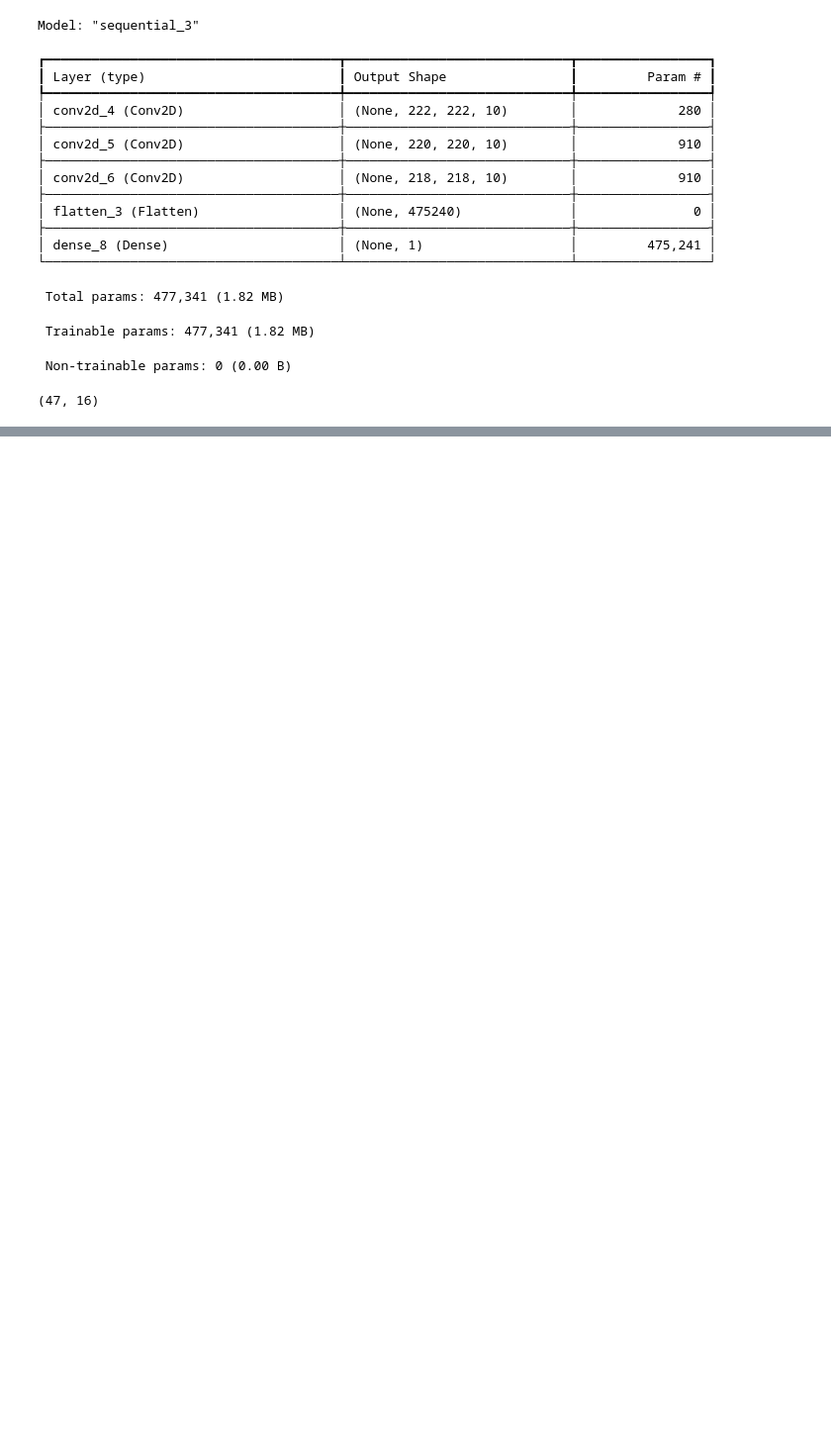
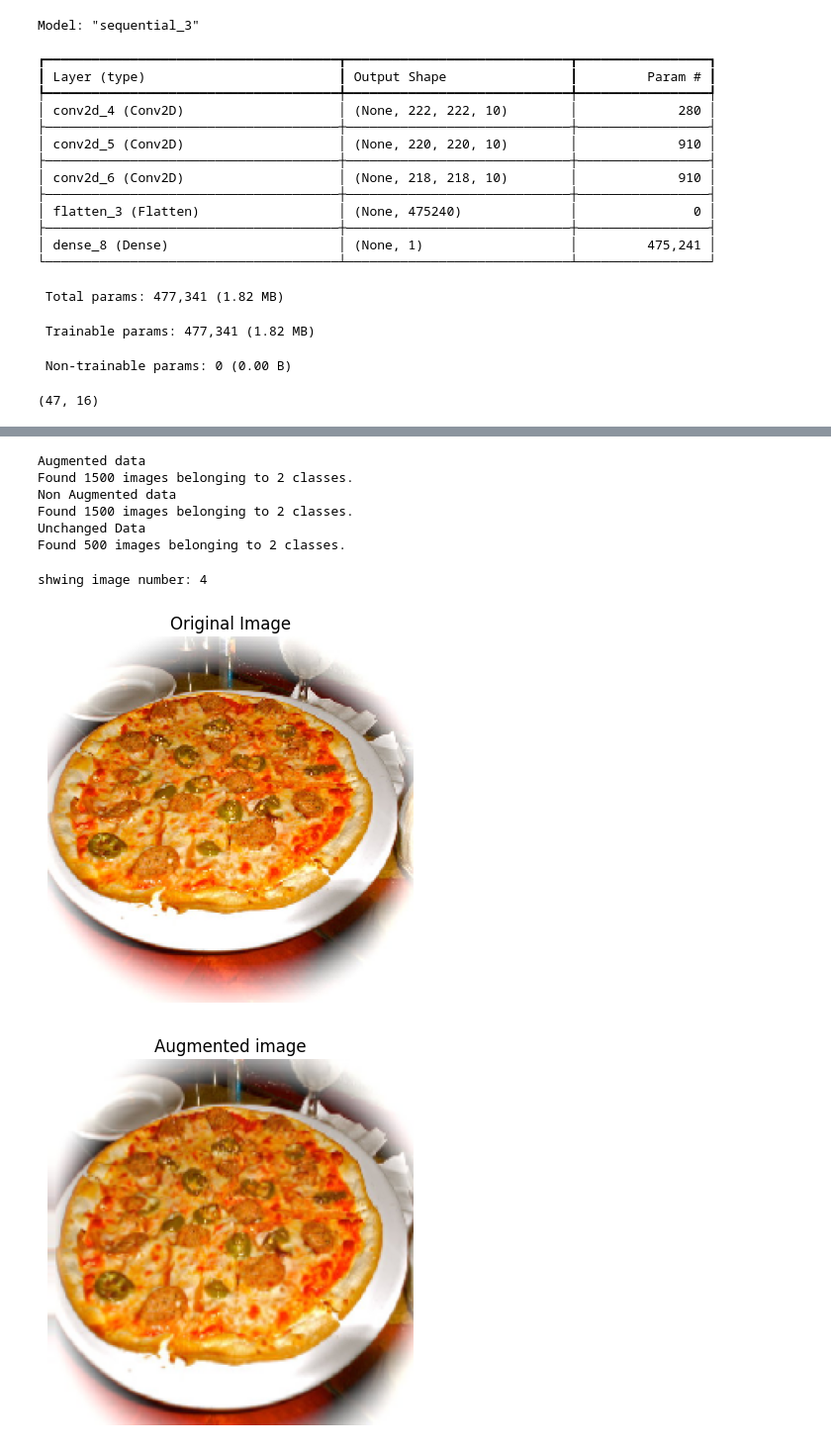
Before and after one commit to sachinthadilshann/TensorFlow_for_Deep_Learning_Bootcamp_Udemy, a Jupyter notebook: 03_convolutional_neural_networks_in_tensorflow.ipynb, the cells around one changed output, grey strips where cells are left out. Shown at 99% size. Drawn from its saved outputs; the diff is of its cells as text; code cells hidden in the pictures; blank space fills up the shorter version.

```diff
--- a/03_convolutional_neural_networks_in_tensorflow.ipynb
+++ b/03_convolutional_neural_networks_in_tensorflow.ipynb
@@ -582,3 +563,55 @@ train_datagen_augmented = ImageDataGenerator(rescale=1/255.,
 train_datagen = ImageDataGenerator(rescale=1/255.)
 
 test_datagen = ImageDataGenerator(rescale=1/255.)
+# %%
+print("Augmented data")
+
+train_data_augmented = train_datagen_augmented.flow_from_directory(train_dir,
+                                                                   target_size=(224,224),
+                                                                   class_mode = "binary",
+                                                                   batch_size = 32,
+                                                                   shuffle = False)
+
+print("Non Augmented data")
+
+IMG_SIZE =(224,224)
+train_data = train_datagen.flow_from_directory(train_dir,
+                                               target_size=IMG_SIZE,
+                                               batch_size=32,
+                                               class_mode ='binary',
+                                               shuffle = False)
+
+
+print("Unchanged Data")
+
+test_data = test_datagen.flow_from_directory(test_dir,
+                                             target_size=IMG_SIZE,
+                                             batch_size=32,
+                                             class_mode ='binary',
+                                             shuffle = False)
+# %% [output]
+Augmented data
+Found 1500 images belonging to 2 classes.
+Non Augmented data
+Found 1500 images belonging to 2 classes.
+Unchanged Data
+Found 500 images belonging to 2 classes.
+# %%
+images,labels  = next(train_data)
+augmented_images,augmented_labels = next(train_data_augmented)
+# %%
+
+random_number = random.randint(0,32)
+print(f'shwing image number: {random_number}')
+plt.imshow(images[random_number])
+plt.title('Original Image')
+plt.axis(False)
+
+plt.figure()
+plt.imshow(augmented_images[random_number])
+plt.title('Augmented image')
+plt.axis(False);
+# %% [output]
+shwing image number: 4
+[figure, added]
+[figure, added]
```
Also changed, not shown: parts of 32 cells of this notebook.
